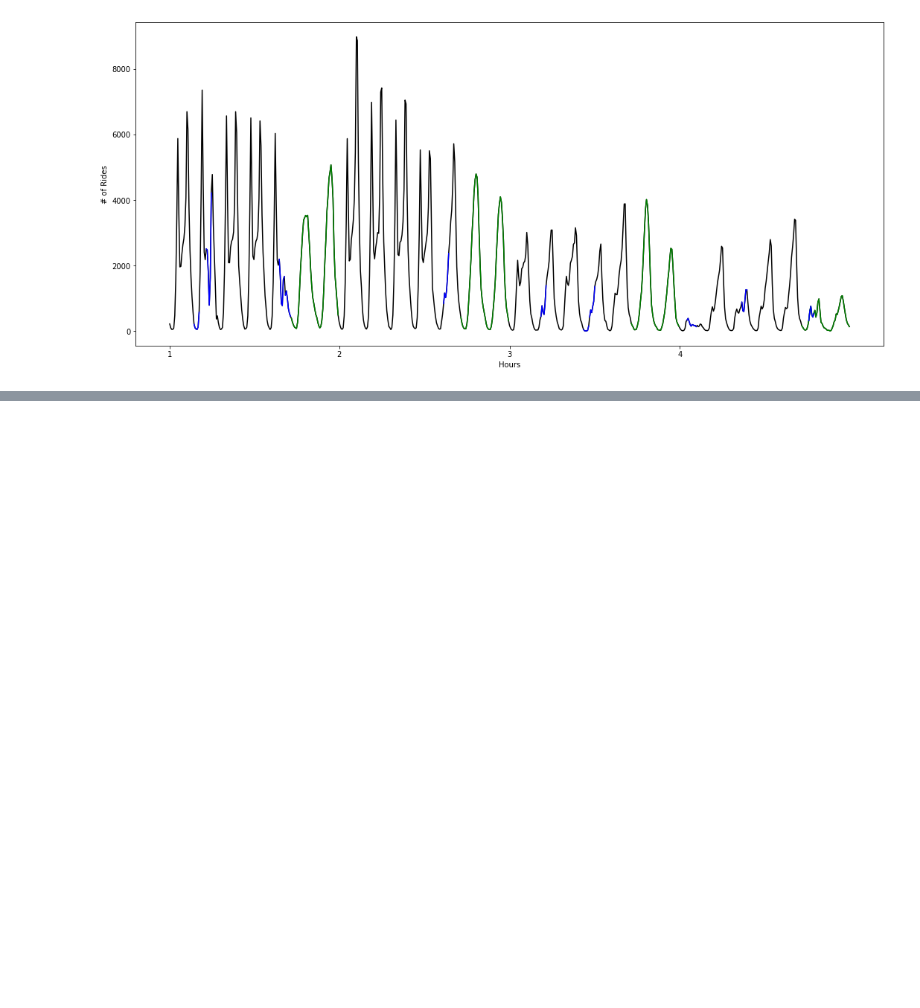
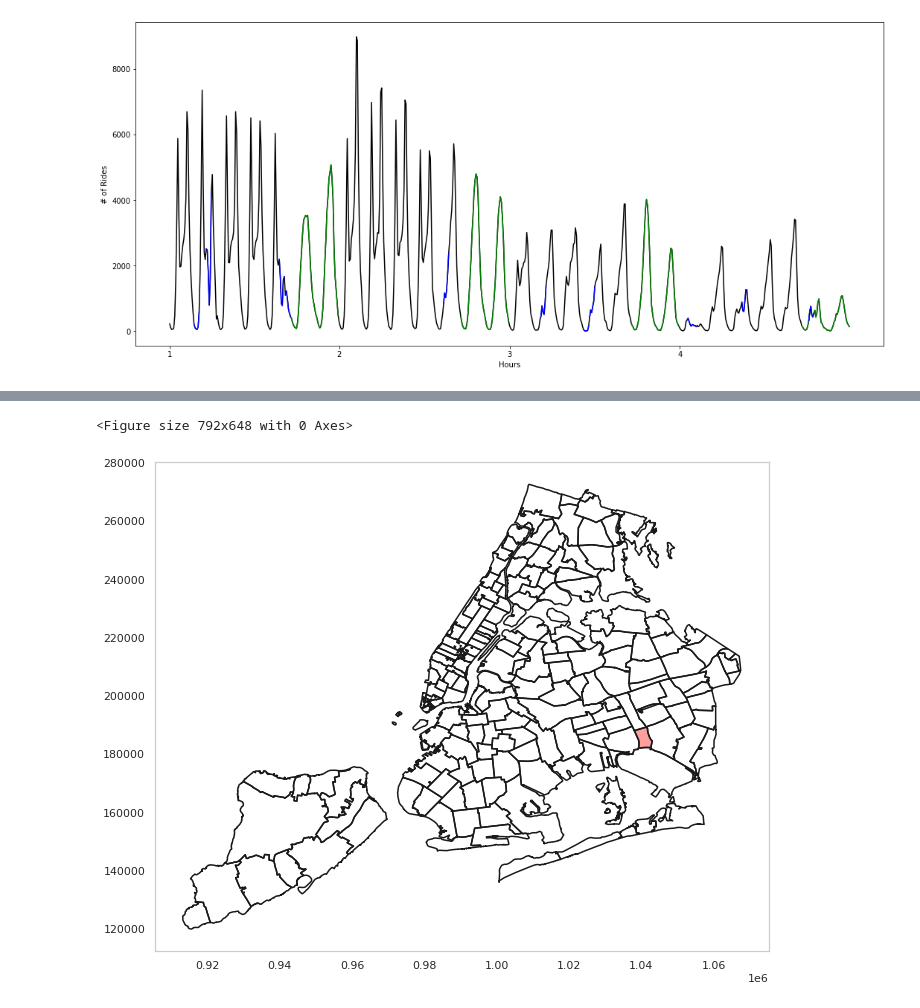
Before and after one commit to FrancescoPase/bikesharing, a Jupyter notebook: Data_Analysis.ipynb, the cells around one changed output, grey strips where cells are left out. Cells and saved outputs as stored; diff of their text form; code cells hidden in the pictures; blank space fills up the shorter version.

```diff
--- a/Data_Analysis.ipynb
+++ b/Data_Analysis.ipynb
@@ -815,0 +897,34 @@ len(full_month)
+# %%
+def plot_map_fill(id, sf, x_lim = None,
+                          y_lim = None,
+                          figsize = (11,9),
+                          color = 'r'):
+    '''
+    Plot map with lim coordinates
+    '''
+
+    plt.figure(figsize = figsize)
+
+    fig, ax = plt.subplots(figsize = figsize)
+    ax.grid(False)
+    for shape in sf.shapeRecords():
+        x = [i[0] for i in shape.shape.points[:]]
+        y = [i[1] for i in shape.shape.points[:]]
+        ax.plot(x, y, 'k')
+
+    shape_ex = sf.shape(id)
+    x_lon = np.zeros((len(shape_ex.points),1))
+    y_lat = np.zeros((len(shape_ex.points),1))
+    for ip in range(len(shape_ex.points)):
+        x_lon[ip] = shape_ex.points[ip][0]
+        y_lat[ip] = shape_ex.points[ip][1]
+    ax.fill(x_lon,y_lat, color)
+
+    if (x_lim != None) & (y_lim != None):
+        plt.xlim(x_lim)
+        plt.ylim(y_lim)
+# %%
+plot_map_fill(0, sf)
+# %% [output]
+<Figure size 792x648 with 0 Axes>
+[figure, added]
```
Also changed, not shown: parts of 25 cells of this notebook, 1 other file.
